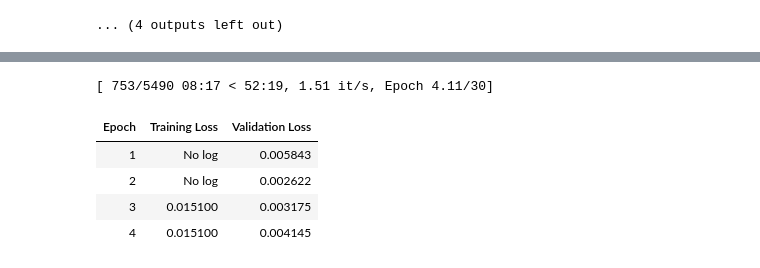
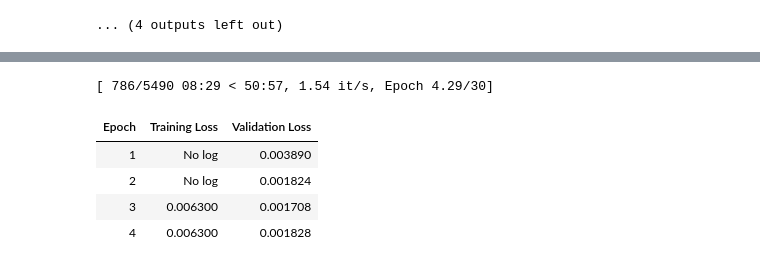
Before and after one commit to davidguzmanp/Essentials, a Jupyter notebook: Finetuning/Traditional finetuning like paper/figqa-training-t5-base-gets-worse-2-epochs.ipynb, the cells around one changed output, grey strips where cells are left out. Saved outputs shown, nothing was run; the diff lists cells and outputs as text; code cells hidden in the pictures.

```diff
--- a/Finetuning/Traditional finetuning like paper/figqa-training-t5-base-gets-worse-2-epochs.ipynb
+++ b/Finetuning/Traditional finetuning like paper/figqa-training-t5-base-gets-worse-2-epochs.ipynb
@@ -123,7 +123,7 @@ from gpt_score import evaluate_model
 
 logger = logging.getLogger(__name__)
 
-def main(model_name: str, prompt: str, train_path: str, eval_path: str, contrastive_train: bool, contrastive_train_lambd: float, num_epochs: int, seed: int, lr: int, use_cuda: bool, dont_train: bool, dont_eval: bool, out_path: str, cache_dir: str = "./lm_train_cache/", prefix_prompt: int = 0, batch_size: int = 2, log_history: bool = False, deepspeed: bool = False, early_stopping: bool = False) -> None:
+def main(model_name: str, prompt: str, train_path: str, eval_path: str, contrastive_train: bool, contrastive_train_lambd: float, num_epochs: int, seed: int, lr: int, use_cuda: bool, dont_train: bool, dont_eval: bool, out_path: str, cache_dir: str = "./lm_train_cache/", prefix_prompt: int = 0, batch_size: int = 2, log_history: bool = False, deepspeed: bool = False, early_stopping: bool = False, patience_num : int = 3) -> None:
     # Set up models, random seed, and logging
     model_names = {
         "gpt2": "gpt2",
@@ -183,7 +183,8 @@ def main(model_name: str, prompt: str, train_path: str, eval_path: str, contrast
         "per_device_train_batch_size": batch_size,
         "per_device_eval_batch_size": batch_size,
         "no_cuda": no_cuda,
-        "report_to":"none"
+        "report_to":"none",
+        "lr_scheduler_type":"cosine"
     }
 
     if deepspeed:
@@ -214,7 +215,7 @@ def main(model_name: str, prompt: str, train_path: str, eval_path: str, contrast
             data_collator=data_collator,
             train_dataset=train_dataset,
             eval_dataset=eval_dataset,
-            callbacks=[EarlyStoppingCallback(early_stopping_patience=3)]
+            callbacks=[EarlyStoppingCallback(early_stopping_patience= patience_num)]
         )
     elif not contrastive_train:
         #tokenizer.pad_token = tokenizer.eos_token
@@ -499,5 +500,5 @@ Syncing run tough-thunder-14 to Weights & Biases (docs)
 #3e-4
 # %%
 #main("flan-t5-base", "", "./data/lm_train_data/train.txt", "./data/lm_train_data/dev.txt", contrastive_train=False, contrastive_train_lambd=1, num_epochs= 30, seed=42, lr=5e-5, use_cuda=True, dont_train=False, dont_eval=False, out_path=None, prefix_prompt=0, log_history=True, deepspeed=False, early_stopping=True, batch_size = 2)
-main("flan-t5-base", "", "./data/lm_train_data/train.txt", "./data/lm_train_data/dev.txt", contrastive_train=False, contrastive_train_lambd=1, num_epochs= 30, seed=42, lr=4e-4, use_cuda=True, dont_train=False, dont_eval=False, out_path=None, prefix_prompt=0, log_history=True, deepspeed=False, early_stopping=True, batch_size = 4)
+main("flan-t5-base", "", "./data/lm_train_data/train.txt", "./data/lm_train_data/dev.txt", contrastive_train=False, contrastive_train_lambd=1, num_epochs= 30, seed=42, lr=1e-4, use_cuda=True, dont_train=False, dont_eval=False, out_path=None, prefix_prompt=0, log_history=True, deepspeed=False, early_stopping=True, batch_size = 4, patience_num = 4)
 # %% [output]
@@ -521,6 +522,6 @@ main("flan-t5-base", "", "./data/lm_train_data/train.txt", "./data/lm_train_data
-[ 753/5490 08:17 < 52:19, 1.51 it/s, Epoch 4.11/30]
+[ 786/5490 08:29 < 50:57, 1.54 it/s, Epoch 4.29/30]
 | Epoch | Training Loss | Validation Loss |
-| 1 | No log | 0.005843 |
-| 2 | No log | 0.002622 |
-| 3 | 0.015100 | 0.003175 |
-| 4 | 0.015100 | 0.004145 |
+| 1 | No log | 0.003890 |
+| 2 | No log | 0.001824 |
+| 3 | 0.006300 | 0.001708 |
+| 4 | 0.006300 | 0.001828 |
```
Also changed, not shown: parts of 1 cell of this notebook, 6 other files.
